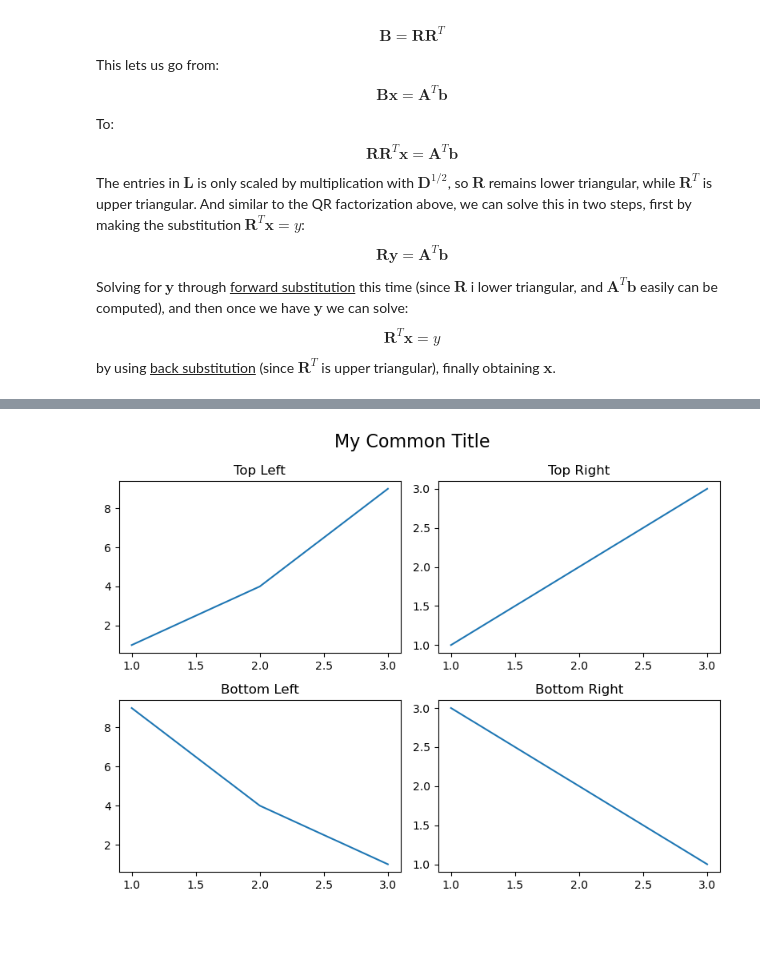
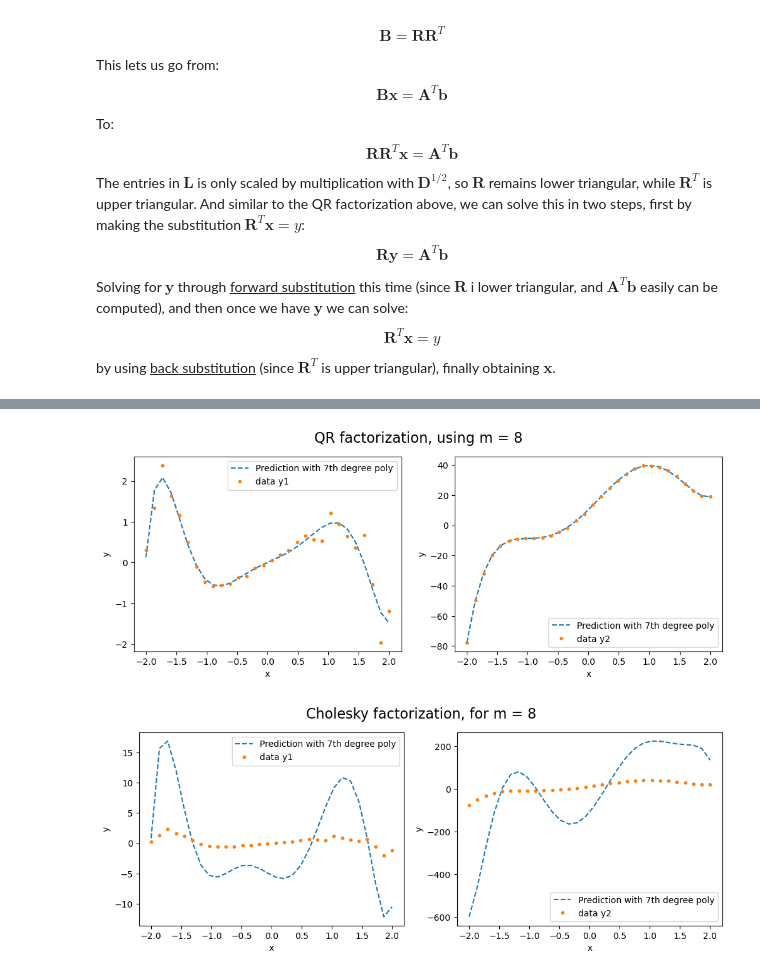
Before and after one commit to johnmagj/MAT4110, a Jupyter notebook: Oblig1/Oblig1.ipynb, the cells around one changed output, grey strips where cells are left out. Saved outputs shown, nothing was run; the diff lists cells and outputs as text; code cells hidden in the pictures; blank space fills up the shorter version.

```diff
--- a/Oblig1/Oblig1.ipynb
+++ b/Oblig1/Oblig1.ipynb
@@ -289,25 +304,0 @@ plt.close()
-# %%
-import matplotlib.pyplot as plt
-
-fig, axs = plt.subplots(2, 2, figsize=(8, 6))
-
-# Plot something in each subplot
-axs[0, 0].plot([1, 2, 3], [1, 4, 9])
-axs[0, 1].plot([1, 2, 3], [1, 2, 3])
-axs[1, 0].plot([1, 2, 3], [9, 4, 1])
-axs[1, 1].plot([1, 2, 3], [3, 2, 1])
-
-# Add individual titles if needed
-axs[0, 0].set_title("Top Left")
-axs[0, 1].set_title("Top Right")
-axs[1, 0].set_title("Bottom Left")
-axs[1, 1].set_title("Bottom Right")
-
-# Add a common title
-fig.suptitle("My Common Title", fontsize=16)
-
-plt.tight_layout()
-plt.subplots_adjust(top=0.88)  # Adjust to make room for the suptitle
-plt.show()
-# %% [output]
-[figure, removed]
@@ -313,0 +336,39 @@ plt.show()
+# %%
+# Plotting QR, m = 8
+fig, (ax1, ax2) = plt.subplots(nrows=1, ncols=2, figsize=(12, 4))
+ax1.plot(A_m8[:,1], prediction_m8_y1, "--", label=f"Prediction with {m-1}th degree poly")
+ax1.plot(x, y1, ".", label="data y1")
+ax1.set_xlabel("x")
+ax1.set_ylabel("y")
+ax1.legend()
+ax2.plot(A_m8[:,1], prediction_QR_m8_y2, "--", label=f"Prediction with {m-1}th degree poly")
+ax2.plot(x, y2, ".", label="data y2")
+ax2.set_xlabel("x")
+ax2.set_ylabel("y")
+ax2.legend()
+fig.suptitle(f"QR factorization, using m = {m}", fontsize=16)
+plt.xlabel("x")
+plt.ylabel("y")
+plt.show()
+plt.close()
+
+# Plotting Cholesky, m = 8
+fig, (ax1, ax2) = plt.subplots(nrows=1, ncols=2, figsize=(12, 4))
+ax1.plot(A_m8[:,1], prediction_cholesky_m8_y1, "--", label=f"Prediction with {m-1}th degree poly")
+ax1.plot(x, y1, ".", label="data y1")
+ax1.set_xlabel("x")
+ax1.set_ylabel("y")
+ax1.legend()
+ax2.plot(A_m8[:,1], prediction_cholesky_m8_y2, "--", label=f"Prediction with {m-1}th degree poly")
+ax2.plot(x, y2, ".", label="data y2")
+ax2.set_xlabel("x")
+ax2.set_ylabel("y")
+ax2.legend()
+fig.suptitle(f"Cholesky factorization, for m = {m}", fontsize=16)
+plt.xlabel("x")
+plt.ylabel("y")
+plt.show()
+plt.close()
+# %% [output]
+[figure, added]
+[figure, added]
```
Also changed, not shown: parts of 13 cells of this notebook.
